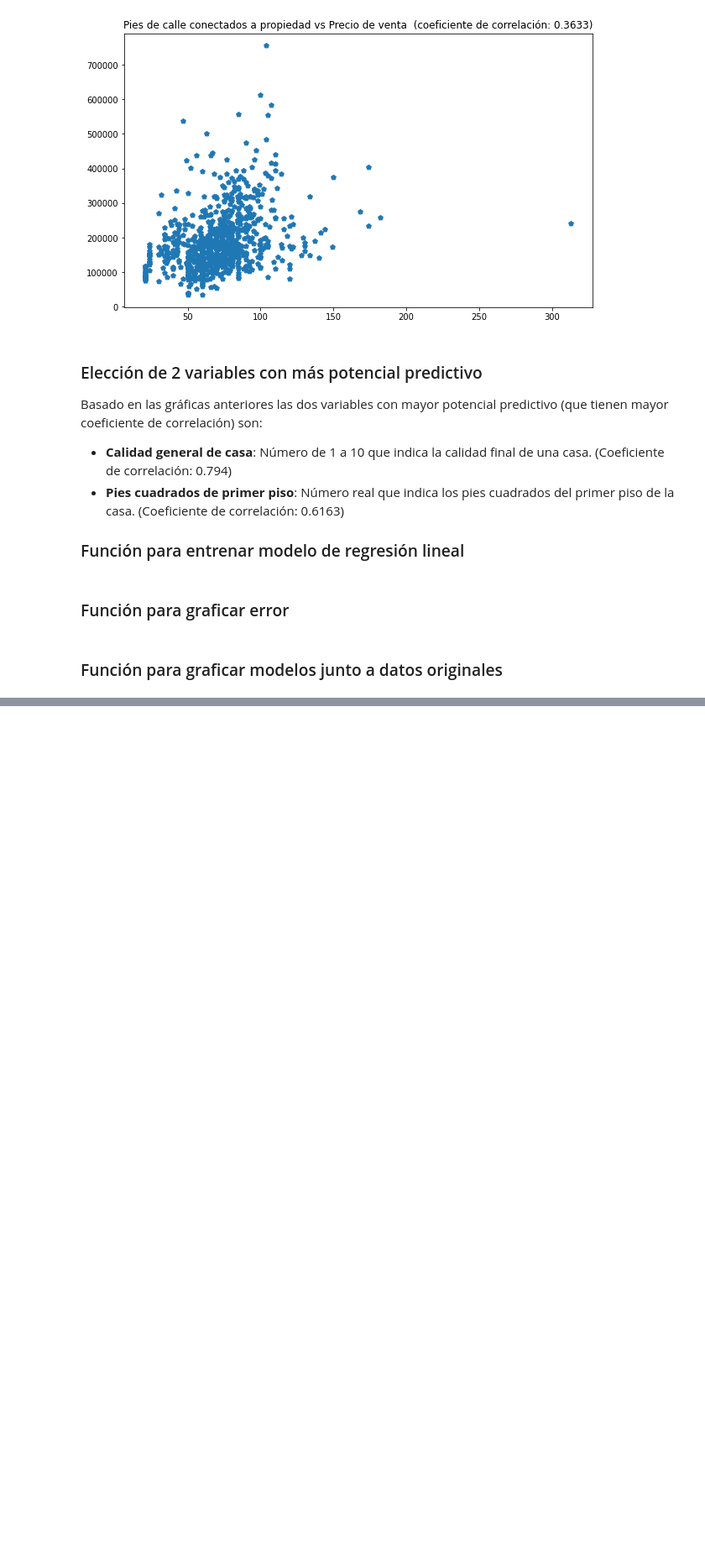
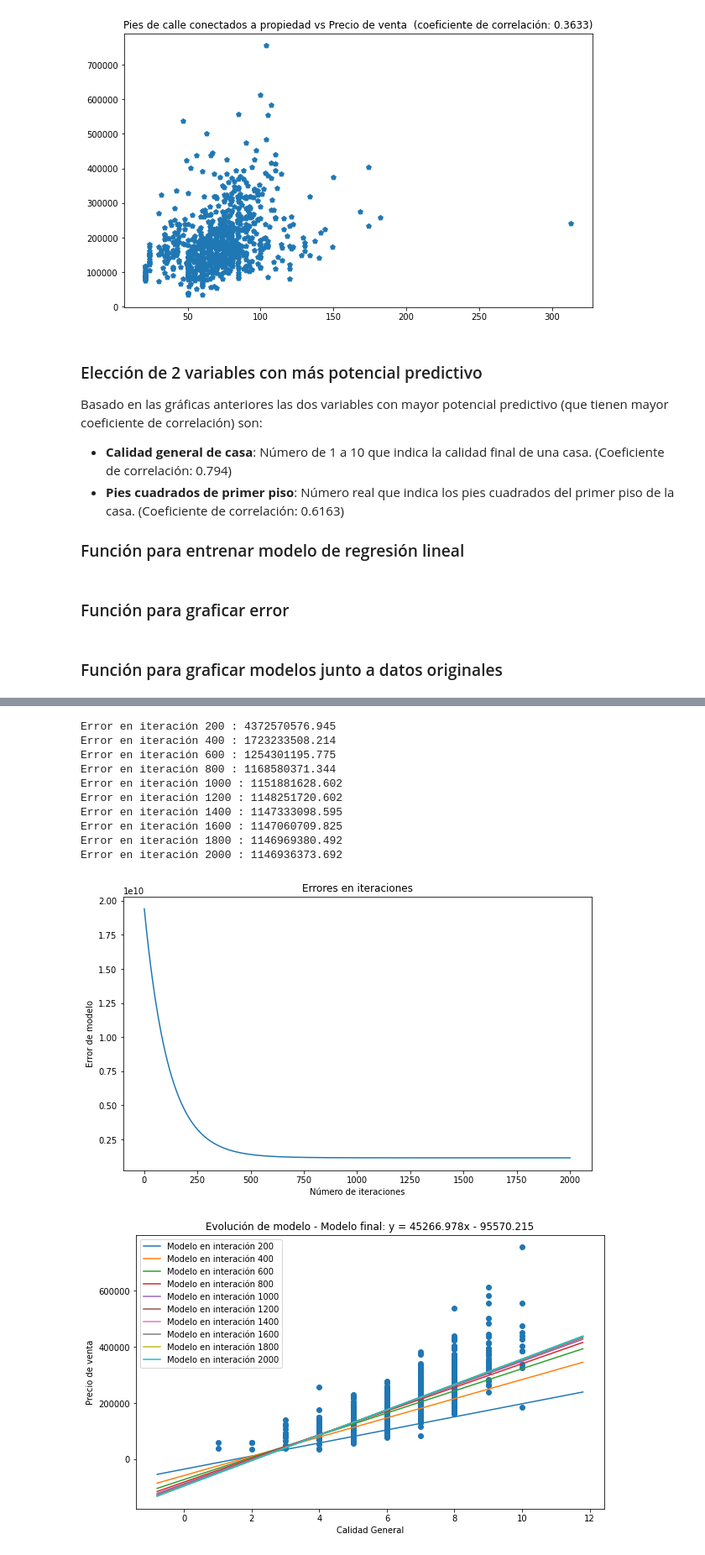
Before and after one commit to DanyDiaz/python-ciencia-de-datos, a Jupyter notebook: Proyecto Final/Proyecto_Final_DanyDiaz.ipynb, the cells around one changed output, grey strips where cells are left out. Shown: that part at 84% size. Saved outputs shown, nothing was run; the diff lists cells and outputs as text; code cells hidden in the pictures; blank space fills up the shorter version.

Commit message:
feat: Utilizar funciones para encontrar modelo lineal para variables escogidas.

```diff
--- a/Proyecto Final/Proyecto_Final_DanyDiaz.ipynb
+++ b/Proyecto Final/Proyecto_Final_DanyDiaz.ipynb
@@ -202,9 +202,15 @@ def graficarError(errores):
 # %%
 def graficarModelos(eModelo, n = 1, x = None, y = None, xLabel = '', yLabel = ''):
     # Inicializar figura y axe
+    modeloFinal = eModelo[eModelo.shape[0]-1,]
+    mFinal = round(modeloFinal[0], 3)
+    signo = '+'
+    if modeloFinal[1] < 0:
+        signo = '-'
+    bFinal = abs(round(modeloFinal[1], 3))
     fig = plt.figure(figsize=(10,6))
     ax = fig.add_subplot(1,1,1)
-    ax.set_title("Evolución de modelo")
+    ax.set_title("Evolución de modelo - Modelo final: y = " + str(mFinal) + "x " + signo + " " + str(bFinal))
     ax.set_xlabel(xLabel)
     ax.set_ylabel(yLabel)
     # Inicializar parámetros para gráfica
@@ -213,8 +219,8 @@ def graficarModelos(eModelo, n = 1, x = None, y = None, xLabel = '', yLabel = ''
     # Si hay vectores x y "y", graficar puntos
     if x is not None and y is not None:
         ax.scatter(x, y)
-        minimoX = np.nanmin(x) - 5
-        maximoX = np.nanmax(x) + 5
+        minimoX = np.nanmin(x) - (np.ptp(x) / 5)
+        maximoX = np.nanmax(x) + (np.ptp(x) / 5)
 
     vX = np.linspace(minimoX, maximoX, 100)
     for i in range(0, eModelo.shape[0] - n + 1, n):
@@ -231,0 +238,27 @@ graficarModelos(eModelo, 1, [65,80,68], [208.5, 181.5, 223.5], 'metros cuadrados
+# %%
+numIteraciones = 2000
+cadaNiteraciones = numIteraciones // 10
+learningRate = 0.0498
+iInd = 1
+iDep = 0
+vInd = datosEntrenamiento[:,iInd]
+vDep = datosEntrenamiento[:,iDep]
+nomInd = nombresVariables[iInd]
+nomDep = nombresVariables[iDep]
+eModelo, vError = entrenarModeloRegresionLineal(x = vInd, y = vDep, \
+                                 epochs = numIteraciones, imprimir_error_cada = cadaNiteraciones, lr = learningRate)
+graficarError(vError)
+graficarModelos(eModelo, n = cadaNiteraciones, x = vInd, y = vDep, xLabel = nomInd, yLabel = nomDep)
+# %% [output]
+Error en iteración 200 : 4372570576.945
+Error en iteración 400 : 1723233508.214
+Error en iteración 600 : 1254301195.775
+Error en iteración 800 : 1168580371.344
+Error en iteración 1000 : 1151881628.602
+Error en iteración 1200 : 1148251720.602
+Error en iteración 1400 : 1147333098.595
+Error en iteración 1600 : 1147060709.825
+Error en iteración 1800 : 1146969380.492
+Error en iteración 2000 : 1146936373.692
+[figure, added]
+[figure, added]
```
Also changed, not shown: parts of 5 cells of this notebook.
